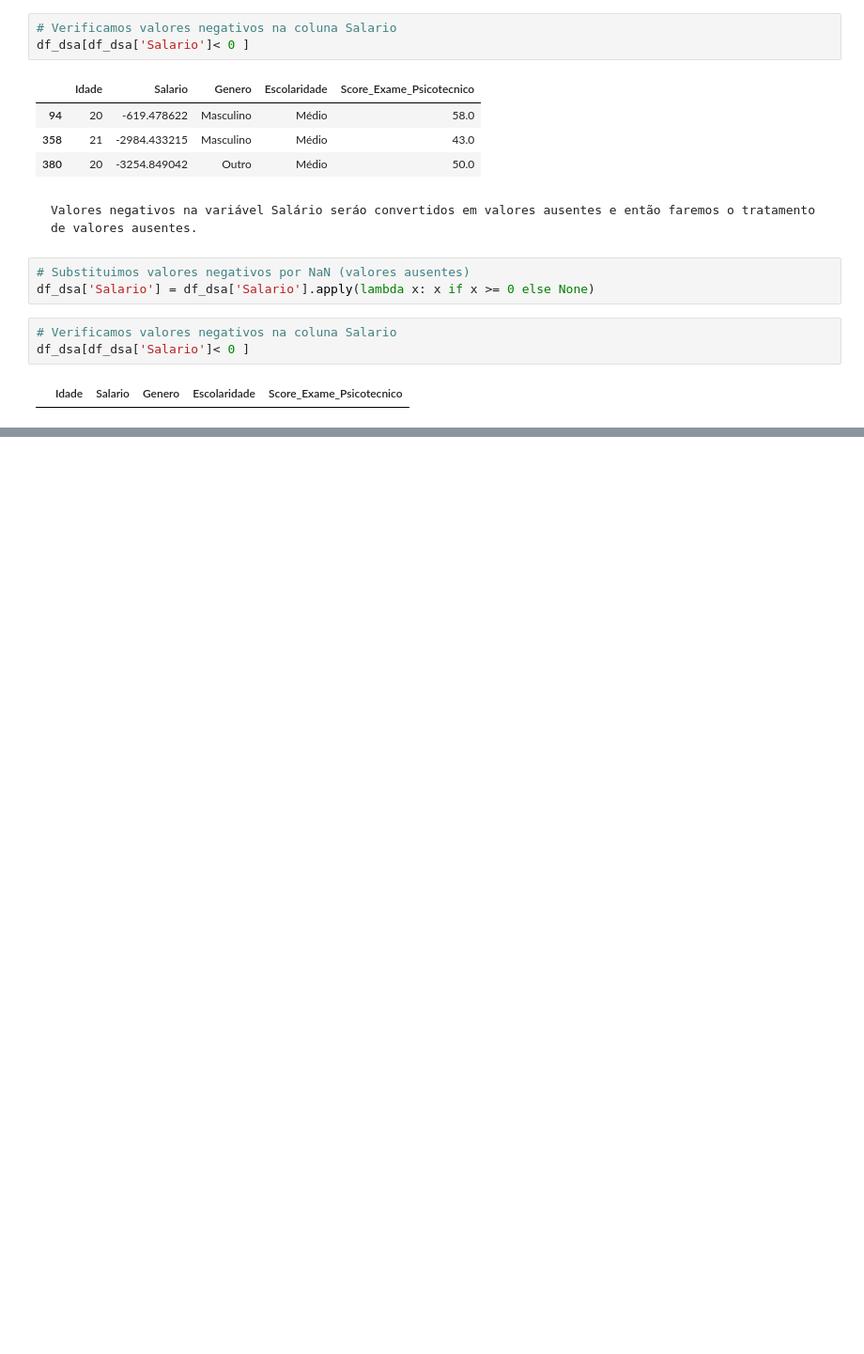
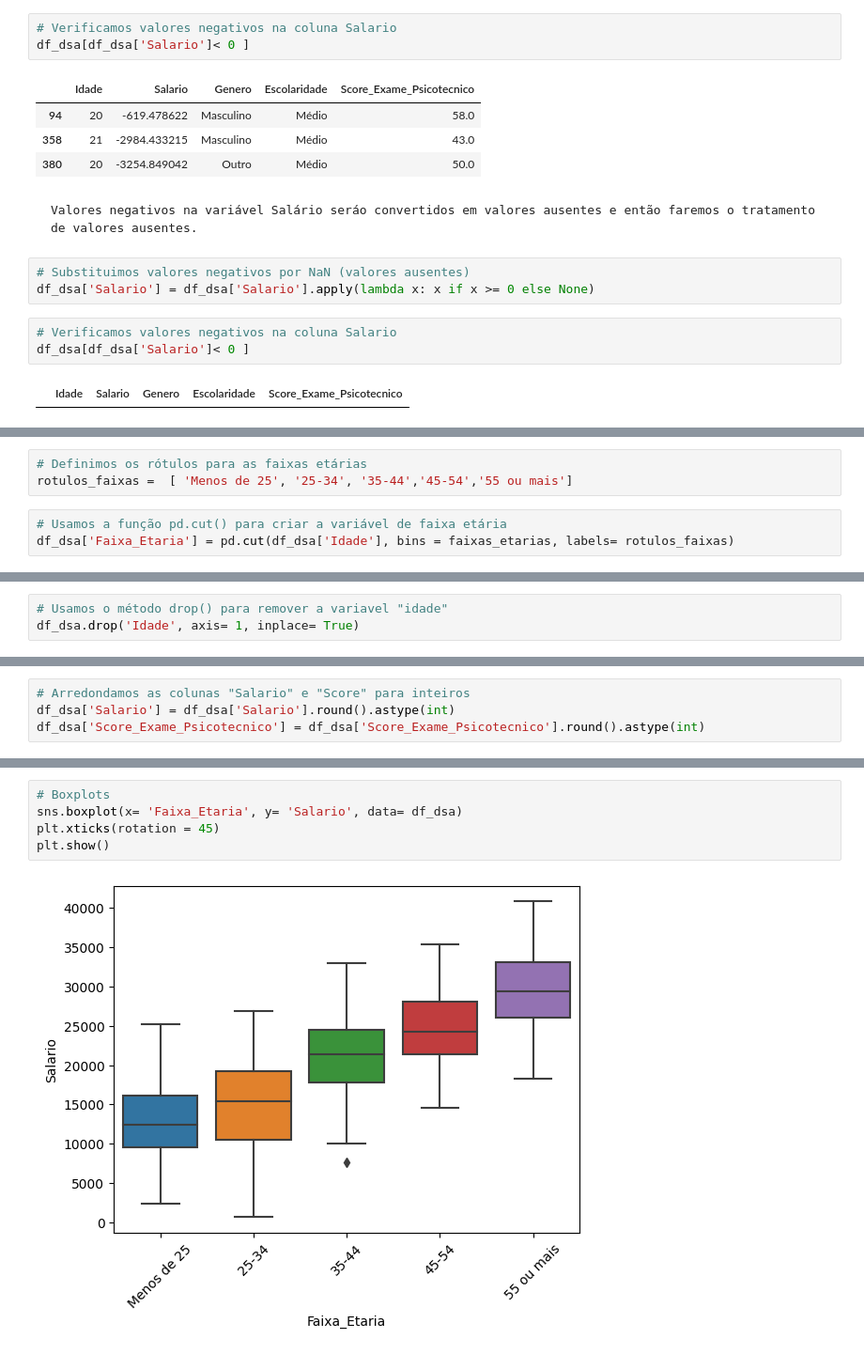
Before and after one commit to AlexFelipeBarbosa/DSA_AnalistaDados_4_0, a Jupyter notebook: 02_Python/04 - Pre Processamento/Capitulo4.ipynb, the cells around one changed output, grey strips where cells are left out. Shown at 94% size. Cells and saved outputs as stored; diff of their text form; blank space fills up the shorter version.

```diff
--- a/02_Python/04 - Pre Processamento/Capitulo4.ipynb
+++ b/02_Python/04 - Pre Processamento/Capitulo4.ipynb
@@ -276,0 +421,6 @@ df_dsa[df_dsa['Salario']< 0 ]
+# %%
+# Definimos os rótulos para as faixas etárias
+rotulos_faixas =  [ 'Menos de 25', '25-34', '35-44','45-54','55 ou mais']
+# %%
+# Usamos a função pd.cut() para criar a variável de faixa etária
+df_dsa['Faixa_Etaria'] = pd.cut(df_dsa['Idade'], bins = faixas_etarias, labels= rotulos_faixas)
@@ -276,0 +452,3 @@ df_dsa[df_dsa['Salario']< 0 ]
+# %%
+# Usamos o método drop() para remover a variavel "idade"
+df_dsa.drop('Idade', axis= 1, inplace= True)
@@ -276,0 +464,4 @@ df_dsa[df_dsa['Salario']< 0 ]
+# %%
+# Arredondamos as colunas "Salario" e "Score" para inteiros
+df_dsa['Salario'] = df_dsa['Salario'].round().astype(int)
+df_dsa['Score_Exame_Psicotecnico'] = df_dsa['Score_Exame_Psicotecnico'].round().astype(int)
@@ -276,0 +513,7 @@ df_dsa[df_dsa['Salario']< 0 ]
+# %%
+# Boxplots
+sns.boxplot(x= 'Faixa_Etaria', y= 'Salario', data= df_dsa)
+plt.xticks(rotation = 45)
+plt.show()
+# %% [output]
+[figure, added]
```
Also changed, not shown: parts of 38 cells of this notebook.
